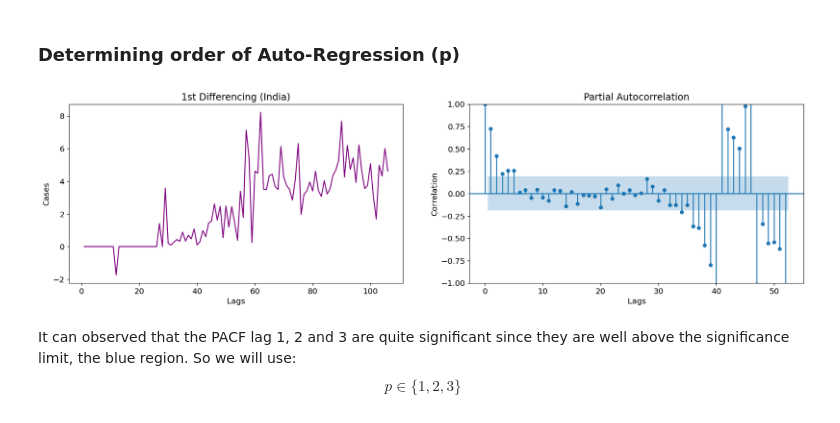
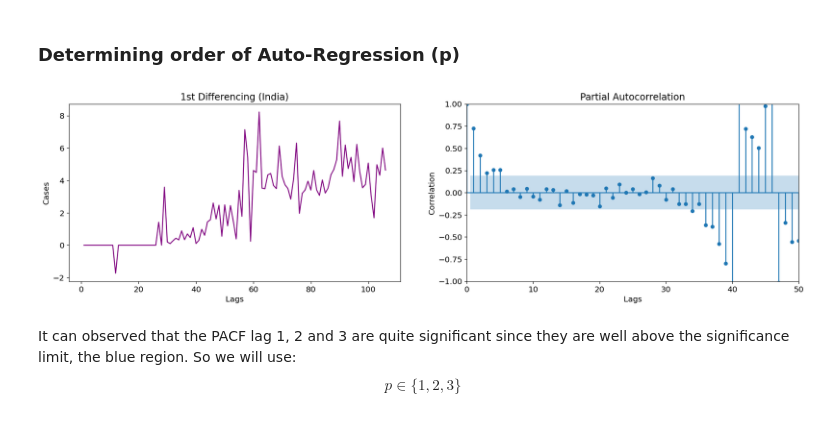
Before and after one commit to bharathvariar/Time-Forecasting-with-ARIMA-and-Neural-Networks, a Jupyter notebook: Deep Learning Project.ipynb, the cells around one changed output. Cells and saved outputs as stored; diff of their text form; code cells hidden in the pictures.

```diff
--- a/Deep Learning Project.ipynb
+++ b/Deep Learning Project.ipynb
@@ -93,8 +96,7 @@ confirmed_test = confirmed_df["2021-04-23":"2021-04-08"]
 # %%
 # Original Series
 country = "India"
-#df = pd.DataFrame(active_train[country].to_numpy())
-df = pd.DataFrame(np.sqrt(active_train[country].to_numpy()))
+df = pd.DataFrame(np.sqrt(active_train[country].to_numpy()), columns = {'cases'})
 
 fig, axes = plt.subplots(3, 2, figsize=(20, 15))
 fig.subplots_adjust(hspace=0.250, wspace=0.125)
@@ -131,14 +133,13 @@ $$d = 1 $$
 # %%
 fig, (ax1, ax2) = plt.subplots(1, 2, figsize=(20, 5))
 ax1.plot(df.diff(), "purple")
 ax1.set(title=f"1st Differencing ({country})", xlabel="Lags", ylabel="Cases")
 plot_pacf(df.diff().dropna(), ax=ax2, lags=df.shape[0] / 2 - 1)
-ax2.set(xlabel="Lags", ylabel="Correlation", ylim=(-1, 1))
-#xlim=(0, 50))
+ax2.set(xlabel="Lags", ylabel="Correlation", ylim=(-1, 1), xlim=(0, 50))
 fig.savefig("Graphs/2.pacf_plots.jpg")
 plt.show()
 # %% [output]
-[figure, old version]
+[figure, new version]
 # %% [markdown]
 It can observed that the PACF lag 1, 2 and 3 are quite significant since they are well above the significance limit, the blue region.
 So we will use:
```
Also changed, not shown: parts of 18 cells of this notebook, 3 other files.
